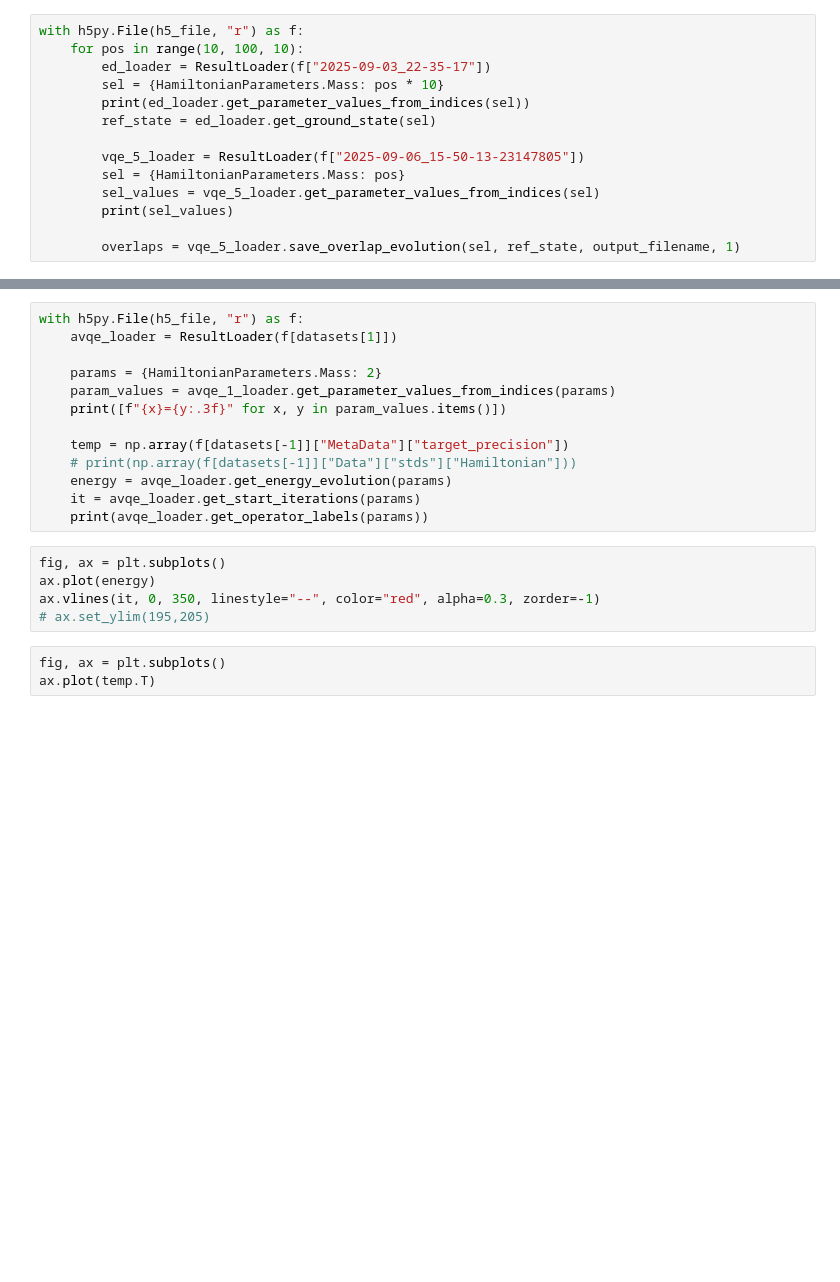
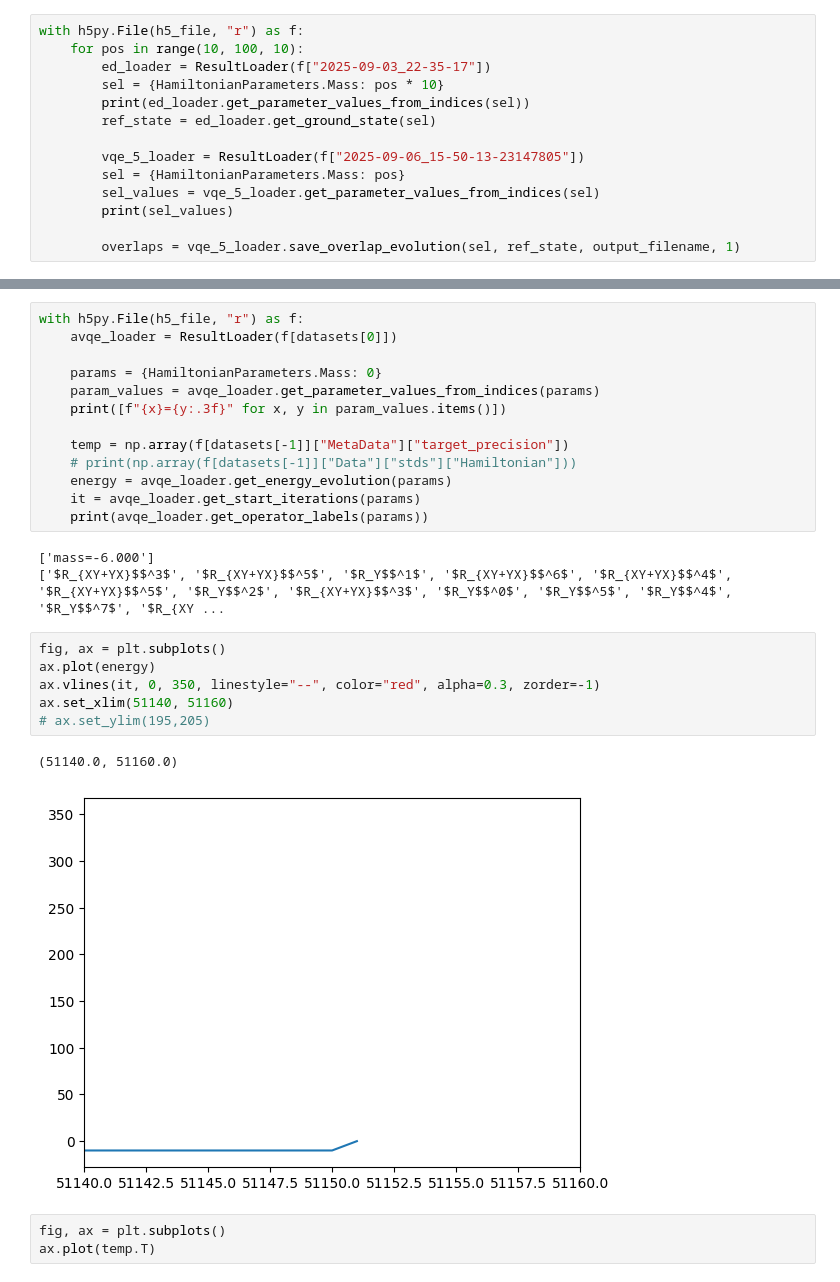
Before and after one commit to NicoDic98/QC-MasterThesis, a Jupyter notebook: plots.ipynb, the cells around one changed output, grey strips where cells are left out. Saved outputs shown, nothing was run; the diff lists cells and outputs as text; blank space fills up the shorter version.

```diff
--- a/plots.ipynb
+++ b/plots.ipynb
@@ -288,9 +264,9 @@ with h5py.File(h5_file, "r") as f:
 # %%
 with h5py.File(h5_file, "r") as f:
-    avqe_loader = ResultLoader(f[datasets[1]])
+    avqe_loader = ResultLoader(f[datasets[0]])
 
-    params = {HamiltonianParameters.Mass: 2}
-    param_values = avqe_1_loader.get_parameter_values_from_indices(params)
+    params = {HamiltonianParameters.Mass: 0}
+    param_values = avqe_loader.get_parameter_values_from_indices(params)
     print([f"{x}={y:.3f}" for x, y in param_values.items()])
 
     temp = np.array(f[datasets[-1]]["MetaData"]["target_precision"])
@@ -298,11 +274,18 @@ with h5py.File(h5_file, "r") as f:
     energy = avqe_loader.get_energy_evolution(params)
     it = avqe_loader.get_start_iterations(params)
     print(avqe_loader.get_operator_labels(params))
+# %% [output]
+['mass=-6.000']
+['$R_{XY+YX}$$^3$', '$R_{XY+YX}$$^5$', '$R_Y$$^1$', '$R_{XY+YX}$$^6$', '$R_{XY+YX}$$^4$', '$R_{XY+YX}$$^5$', '$R_Y$$^2$', '$R_{XY+YX}$$^3$', '$R_Y$$^0$', '$R_Y$$^5$', '$R_Y$$^4$', '$R_Y$$^7$', '$R_{XY ...
 # %%
 fig, ax = plt.subplots()
 ax.plot(energy)
 ax.vlines(it, 0, 350, linestyle="--", color="red", alpha=0.3, zorder=-1)
+ax.set_xlim(51140, 51160)
 # ax.set_ylim(195,205)
+# %% [output]
+(51140.0, 51160.0)
+[figure, added]
 # %%
 fig, ax = plt.subplots()
 ax.plot(temp.T)
```
Also changed, not shown: parts of 6 cells of this notebook, 15 other files.
